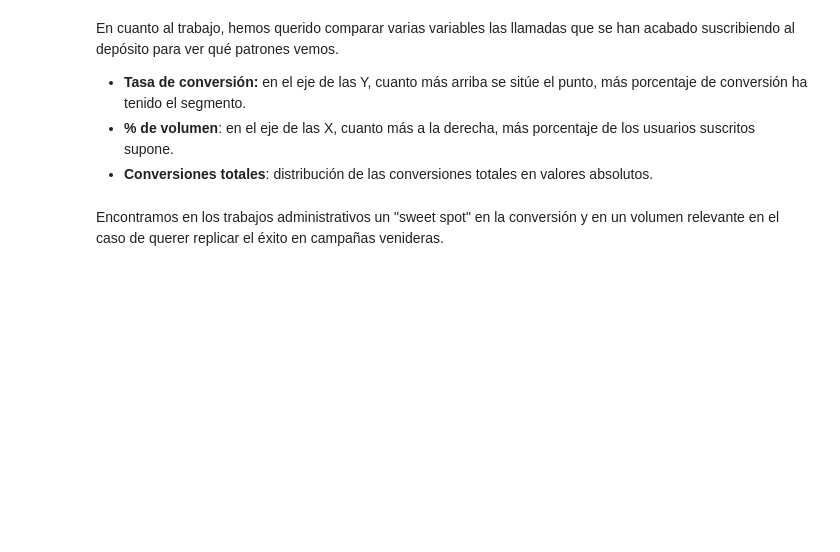
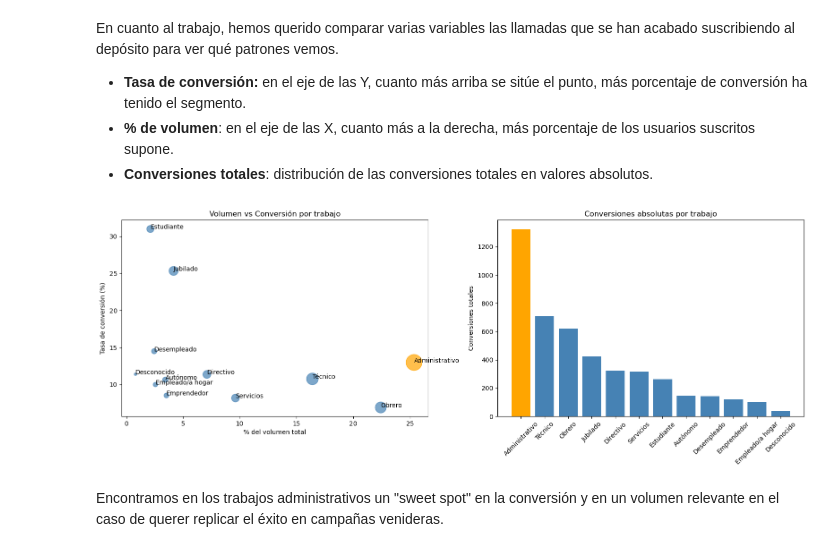
Before and after one commit to arnausans23/data-analytics-tfm, a Jupyter notebook: 1_analisis_datos_v2.ipynb, the cells around one changed output. Drawn from its saved outputs; the diff is of its cells as text; code cells hidden in the pictures; blank space fills up the shorter version.

```diff
--- a/1_analisis_datos_v2.ipynb
+++ b/1_analisis_datos_v2.ipynb
@@ -578,44 +720,47 @@ En cuanto al trabajo, hemos querido comparar varias variables las llamadas que s
 - **% de volumen**: en el eje de las X, cuanto más a la derecha, más porcentaje de los usuarios suscritos supone.
 - **Conversiones totales**: distribución de las conversiones totales en valores absolutos.
 # %%
-# Calcular métricas por job
+trad_job = {
+    'admin.': 'Administrativo', 'blue-collar': 'Obrero', 'technician': 'Técnico',
+    'services': 'Servicios', 'management': 'Directivo', 'retired': 'Jubilado',
+    'entrepreneur': 'Emprendedor', 'self-employed': 'Autónomo', 'housemaid': 'Empleado/a hogar',
+    'unemployed': 'Desempleado', 'student': 'Estudiante', 'unknown': 'Desconocido'
+}
+
 stats_job = df_clean.groupby('job').agg(
     volumen=('result', 'count'),
     conversiones=('result', lambda x: (x == 'yes').sum()),
     tasa_conversion=('result', lambda x: (x == 'yes').mean() * 100)
 ).reset_index()
 
-# Calcular porcentaje del volumen total
 stats_job['pct_volumen'] = stats_job['volumen'] / stats_job['volumen'].sum() * 100
-
-# Índice de eficiencia: conversiones absolutas (volumen * tasa)
 stats_job['eficiencia'] = stats_job['conversiones']
-
-# Ordenar por eficiencia
+stats_job['job_es'] = stats_job['job'].map(trad_job)
 stats_job = stats_job.sort_values('eficiencia', ascending=False)
 
-# Visualización
 fig, axes = plt.subplots(1, 2, figsize=(16, 6))
 
-# Gráfico 1: Scatter volumen vs tasa de conversión
-colors = ['orange' if job == 'admin.' else 'steelblue' for job in stats_job['job']]
+# Scatter
+colors = ['orange' if j == 'Administrativo' else 'steelblue' for j in stats_job['job_es']]
 axes[0].scatter(stats_job['pct_volumen'], stats_job['tasa_conversion'],
                 s=stats_job['conversiones']/2, c=colors, alpha=0.7)
 for i, row in stats_job.iterrows():
-    axes[0].annotate(row['job'], (row['pct_volumen'], row['tasa_conversion']))
+    axes[0].annotate(row['job_es'], (row['pct_volumen'], row['tasa_conversion']))
 axes[0].set_xlabel('% del volumen total')
 axes[0].set_ylabel('Tasa de conversión (%)')
 axes[0].set_title('Volumen vs Conversión por trabajo')
 
-# Gráfico 2: Conversiones absolutas (lo que realmente importa)
-colors_bar = ['orange' if job == 'admin.' else 'steelblue' for job in stats_job['job']]
-axes[1].bar(stats_job['job'], stats_job['conversiones'], color=colors_bar)
+# Barras
+colors_bar = ['orange' if j == 'Administrativo' else 'steelblue' for j in stats_job['job_es']]
+axes[1].bar(stats_job['job_es'], stats_job['conversiones'], color=colors_bar)
 axes[1].set_ylabel('Conversiones totales')
 axes[1].set_title('Conversiones absolutas por trabajo')
 axes[1].tick_params(axis='x', rotation=45)
 
 plt.tight_layout()
 plt.show()
+# %% [output]
+[figure, added]
 # %% [markdown]
 Encontramos en los trabajos administrativos un "sweet spot" en la conversión y en un volumen relevante en el caso de querer replicar el éxito en campañas venideras.
 # %% [markdown]
```
Also changed, not shown: parts of 42 cells of this notebook.
